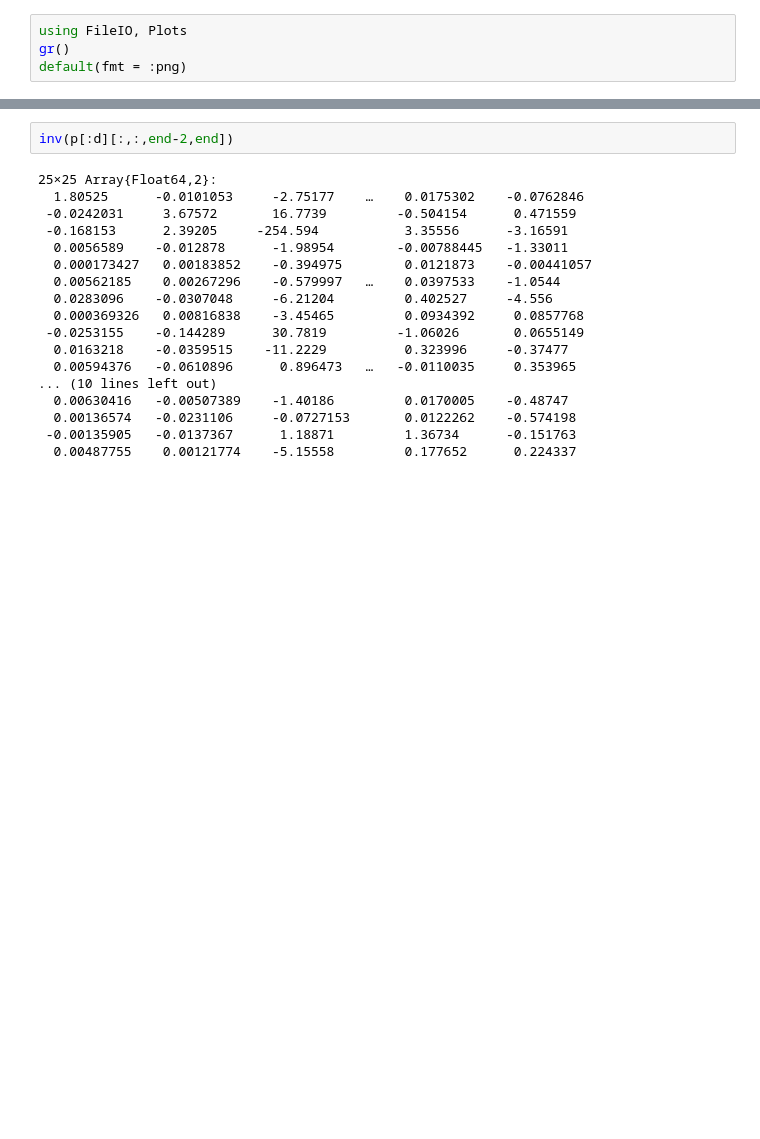
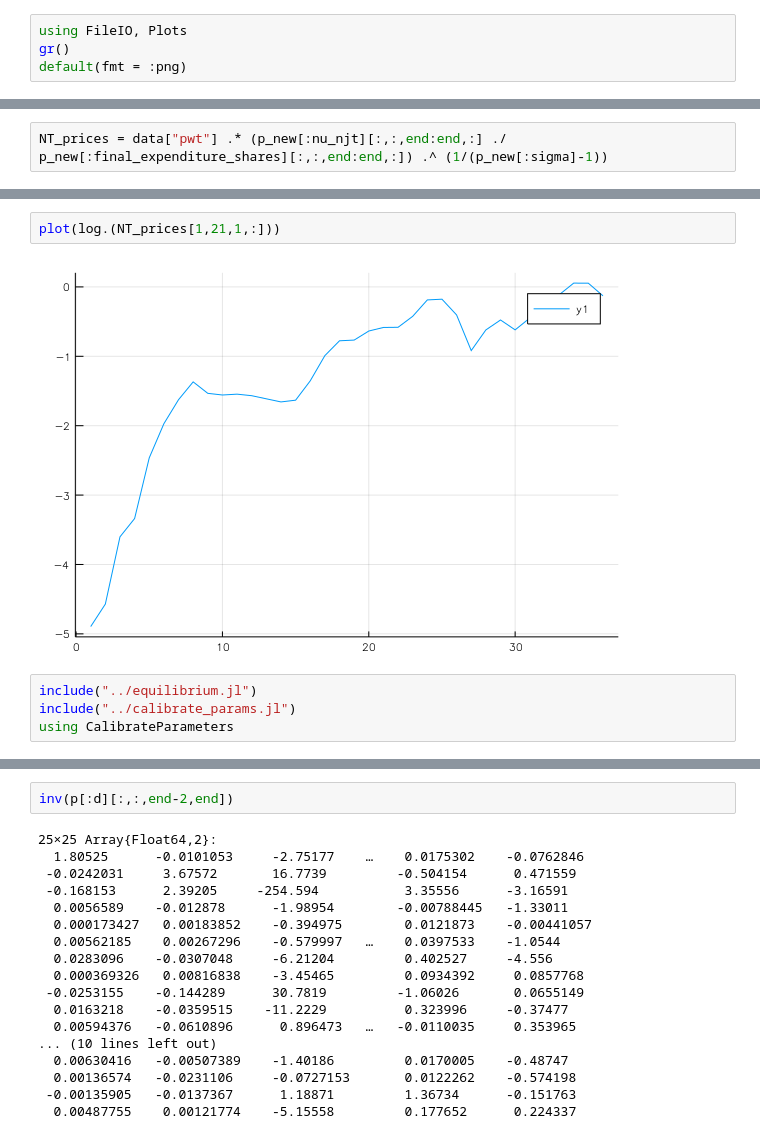
Before and after one commit to korenmiklos/impvol-julia, a Jupyter notebook: notebooks/Check NT sector in South Korea.ipynb, the cells around one changed output, grey strips where cells are left out. Saved outputs shown, nothing was run; the diff lists cells and outputs as text; blank space fills up the shorter version.

```diff
--- a/notebooks/Check NT sector in South Korea.ipynb
+++ b/notebooks/Check NT sector in South Korea.ipynb
@@ -25,0 +26,2 @@ plot([va_share[1,5,end,:] p_old[:final_expenditure_shares][1,5,end,:] p_new[:fin
+# %%
+NT_prices = data["pwt"] .* (p_new[:nu_njt][:,:,end:end,:] ./ p_new[:final_expenditure_shares][:,:,end:end,:]) .^ (1/(p_new[:sigma]-1))
@@ -25,0 +49,8 @@ plot([va_share[1,5,end,:] p_old[:final_expenditure_shares][1,5,end,:] p_new[:fin
+# %%
+plot(log.(NT_prices[1,21,1,:]))
+# %% [output]
+[figure, added]
+# %%
+include("../equilibrium.jl")
+include("../calibrate_params.jl")
+using CalibrateParameters
```
Also changed, not shown: parts of 20 cells of this notebook, 20 other files.
